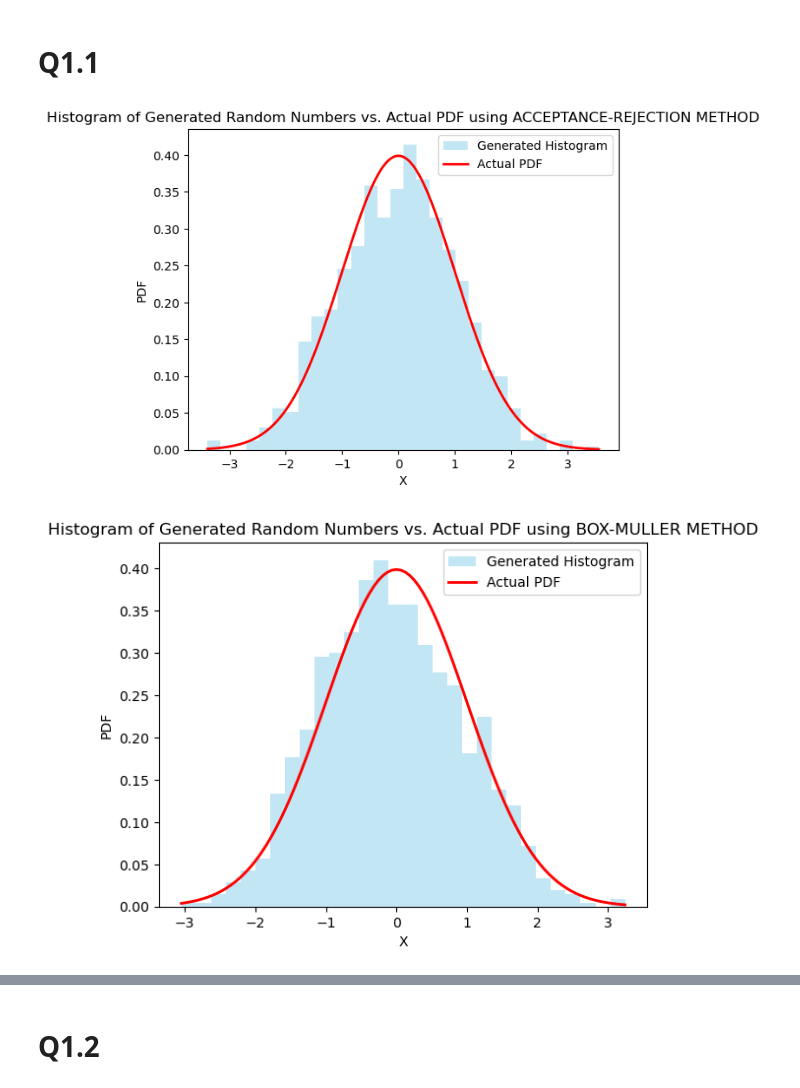
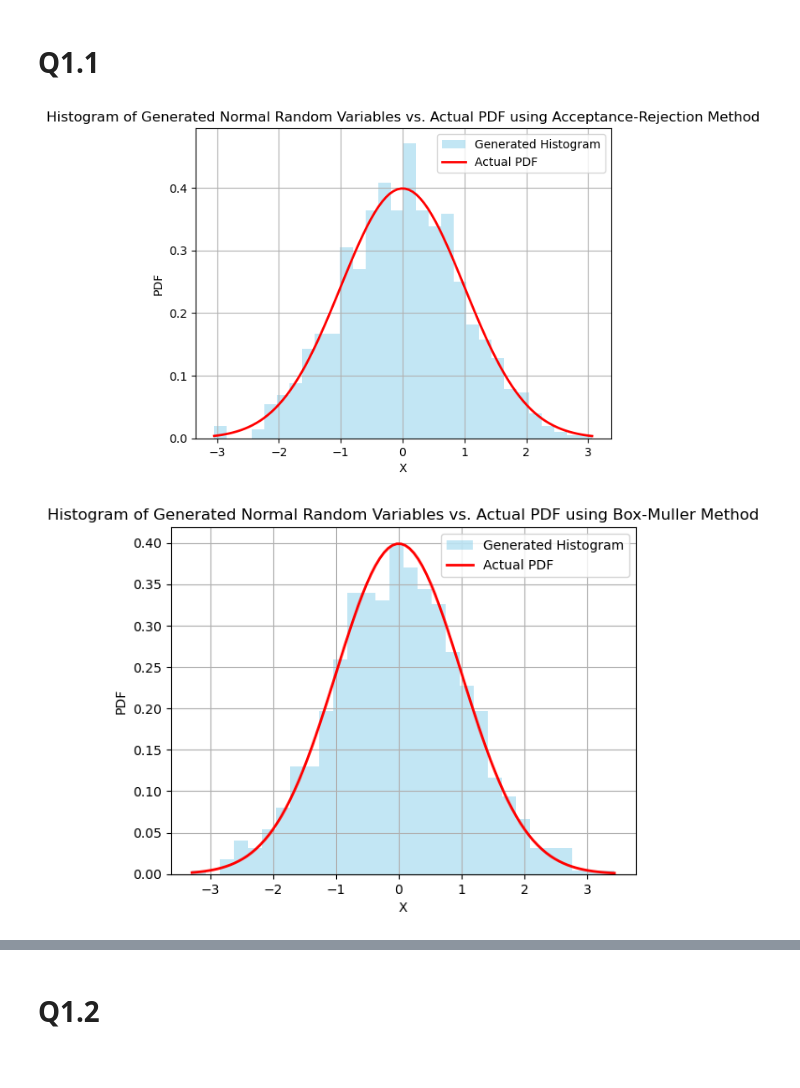
Before and after one commit to atkrish0/numerical-analysis-rbs, a Jupyter notebook: hw2/Atheesh_Krishnan_NA_HW2.ipynb, the cells around one changed output, grey strips where cells are left out. Saved outputs shown, nothing was run; the diff lists cells and outputs as text; code cells hidden in the pictures.

```diff
--- a/hw2/Atheesh_Krishnan_NA_HW2.ipynb
+++ b/hw2/Atheesh_Krishnan_NA_HW2.ipynb
@@ -5,6 +5,6 @@ import matplotlib.pyplot as plt
 # Q1.1
 # %%
 N = 1000
-dist_mean = float(input("Enter Mean: ")) # 0
-dist_var = float(input("Enter Variance: ")) # 1
+m = float(input("Enter Mean: ")) # 0
+v = float(input("Enter Variance: ")) # 1
 # %%
@@ -13,64 +12,76 @@ def normal_pdf(x, mean, std):
     return (1 / (np.sqrt(2 * np.pi) * std)) * np.exp(-0.5 * ((x - mean) / std) ** 2)
 # %%
 # METHOD 1: ACCEPTANCE-REJECTION METHOD
+
+def gen_expo(lamb, num_samples):
+    U = np.random.uniform(0, 1, num_samples)
+    Y = -lamb * np.log(1 - U)
+    return Y
+
 def acceptance_rejection(mean, std, N):
     Z = []
-    f = lambda x: normal_pdf(x, mean, std)
-    g = lambda x: np.exp(-0.5 * ((x - mean) / std) ** 2)
-    x = np.linspace(mean - 10 * std, mean + 10 * std, 10000)
-    C = max(f(x) / g(x))
-
+    c = np.sqrt(2 * np.e / np.pi)
     while len(Z) < N:
-        Y = np.random.randn()
-        U = np.random.rand()
-        if U <= f(Y) / (C * g(Y)):
-            Z.append(mean + std * Y)
-
+        Y = gen_expo(1, 1)[0]
+        U = np.random.uniform(0, 1)
+        if U <= np.exp(-0.5 * (Y - 1)**2):
+            Z_abs = Y
+            U2 = np.random.uniform(0, 1)
+            Z_value = Z_abs if U2 < 0.5 else -Z_abs
+            Z.append(mean + std * Z_value)
     return np.array(Z)
 
-Z_acceptance = acceptance_rejection(dist_mean, np.sqrt(dist_var), N)
+
+Z_acceptance = acceptance_rejection(m, np.sqrt(v), N)
 
 plt.figure()
-plt.hist(Z_acceptance, bins=30, density=True, alpha=0.5, color = 'skyblue', label='Generated Histogram')
-x_vals = np.linspace(min(Z_acceptance), max(Z_acceptance), N)
-plt.plot(x_vals, normal_pdf(x_vals, dist_mean, np.sqrt(dist_var)), 'r', linewidth=2, label='Actual PDF')
+plt.hist(Z_acceptance, bins=30, density=True, alpha=0.5, color='skyblue', label='Generated Histogram')
+x_vals = np.linspace(min(Z_acceptance), max(Z_acceptance), 100)
+plt.plot(x_vals, normal_pdf(x_vals, m, np.sqrt(v)), 'r', linewidth=2, label='Actual PDF')
 plt.xlabel('X')
 plt.ylabel('PDF')
-plt.title('Histogram of Generated Random Numbers vs. Actual PDF using ACCEPTANCE-REJECTION METHOD')
+plt.title('Histogram of Generated Normal Random Variables vs. Actual PDF using Acceptance-Rejection Method')
 plt.legend()
+plt.grid(True)
 plt.show()
 # %% [output]
-[figure, old version]
+[figure, new version]
 # %%
 # METHOD 2: BOX-MULLER METHOD
-def box_muller(mean, std, N):
-    Z = []
-    U = []
 
-    for _ in range(N):
-        D = np.random.exponential(2)
-        seed = np.random.uniform(0, 2 * np.pi)
-        Z.append(np.sqrt(D) * np.cos(seed))
-        U.append(np.sqrt(D) * np.sin(seed))
+def gen_expo(lamb, num_samples):
+    U = np.random.uniform(0, 1, num_samples)
+    D = -lamb * np.log(1 - U)
+    return D
+
+def box_muller(mean, std, N, lamb=2):
+    D = gen_expo(lamb, N)
+    Z, U = [], []
+
+    for d in D:
+        theta = np.random.uniform(0, 2 * np.pi)
+        Z.append(np.sqrt(d) * np.cos(theta))
+        U.append(np.sqrt(d) * np.sin(theta))
 
     Z = mean + std * np.array(Z)
     U = mean + std * np.array(U)
 
     return np.array(U), np.array(Z)
 
-U_box, Z_box = box_muller(dist_mean, np.sqrt(dist_var), N)
+U_box, Z_box = box_muller(m, np.sqrt(v), N)
 
 plt.figure()
-plt.hist(Z_box, bins=30, density=True, alpha=0.5, color = 'skyblue' ,label='Generated Histogram')
+plt.hist(Z_box, bins=30, density=True, alpha=0.5, color='skyblue', label='Generated Histogram')
 x_vals = np.linspace(min(Z_box), max(Z_box), 100)
-plt.plot(x_vals, normal_pdf(x_vals, dist_mean, np.sqrt(dist_var)), 'r', linewidth=2, label='Actual PDF')
+plt.plot(x_vals, (1 / (np.sqrt(2 * np.pi * v))) * np.exp(-(x_vals - m)**2 / (2 * v)),'r', linewidth=2, label='Actual PDF')
 plt.xlabel('X')
 plt.ylabel('PDF')
-plt.title('Histogram of Generated Random Numbers vs. Actual PDF using BOX-MULLER METHOD')
+plt.title('Histogram of Generated Normal Random Variables vs. Actual PDF using Box-Muller Method')
 plt.legend()
+plt.grid(True)
 plt.show()
 # %% [output]
-[figure, old version]
+[figure, new version]
 # %%
 def calculate_second_moment(random_numbers):
     return np.mean(np.array(random_numbers) ** 2)
```
Also changed, not shown: parts of 11 cells of this notebook, 1 other file.
